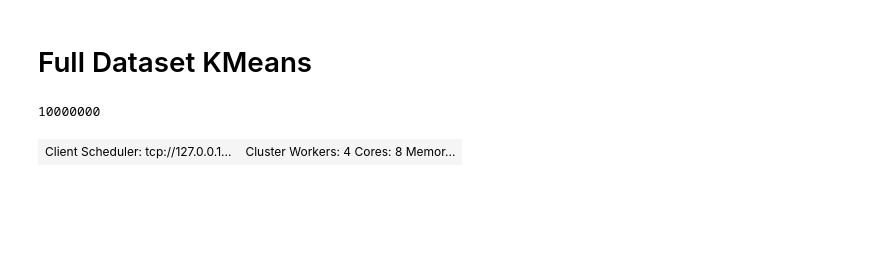
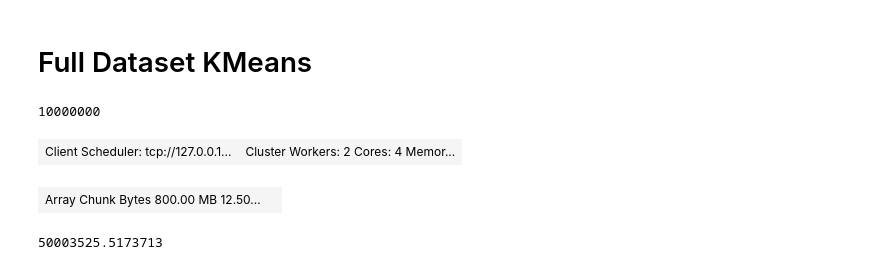
Before and after one commit to ramonprz01/bg-insead-project, a Jupyter notebook: unsupervised_ml/dask_clustering.ipynb, the cells around one changed output. Drawn from its saved outputs; the diff is of its cells as text; code cells hidden in the pictures; blank space fills up the shorter version.

```diff
--- a/unsupervised_ml/dask_clustering.ipynb
+++ b/unsupervised_ml/dask_clustering.ipynb
@@ -19,12 +19,24 @@ csv.field_size_limit(10000000)
 pd.set_option('display.max_columns', None)
 
 %matplotlib inline
+
+csv.field_size_limit()
+# %% [output]
+10000000
-# %%
-csv.field_size_limit()
-# %% [output]
-10000000
 # %%
-client = Client()
+client = Client(n_workers=2, threads_per_worker=2, memory_limit='1GB')
 client
 # %% [output]
-| Client Scheduler: tcp://127.0.0.1... | Cluster Workers: 4 Cores: 8 Memor... |
+| Client Scheduler: tcp://127.0.0.1... | Cluster Workers: 2 Cores: 4 Memor... |
+# %%
+import dask.array as da
+
+x = da.random.random((10000, 10000), chunks='16 MiB')
+x
+# %% [output]
+| Array Chunk Bytes 800.00 MB 12.50... |  |
+# %%
+y = (x + x.T) - x.mean(axis=0)
+y.sum().compute()
+# %% [output]
+50003525.5173713
```
Also changed, not shown: parts of 13 cells of this notebook.
